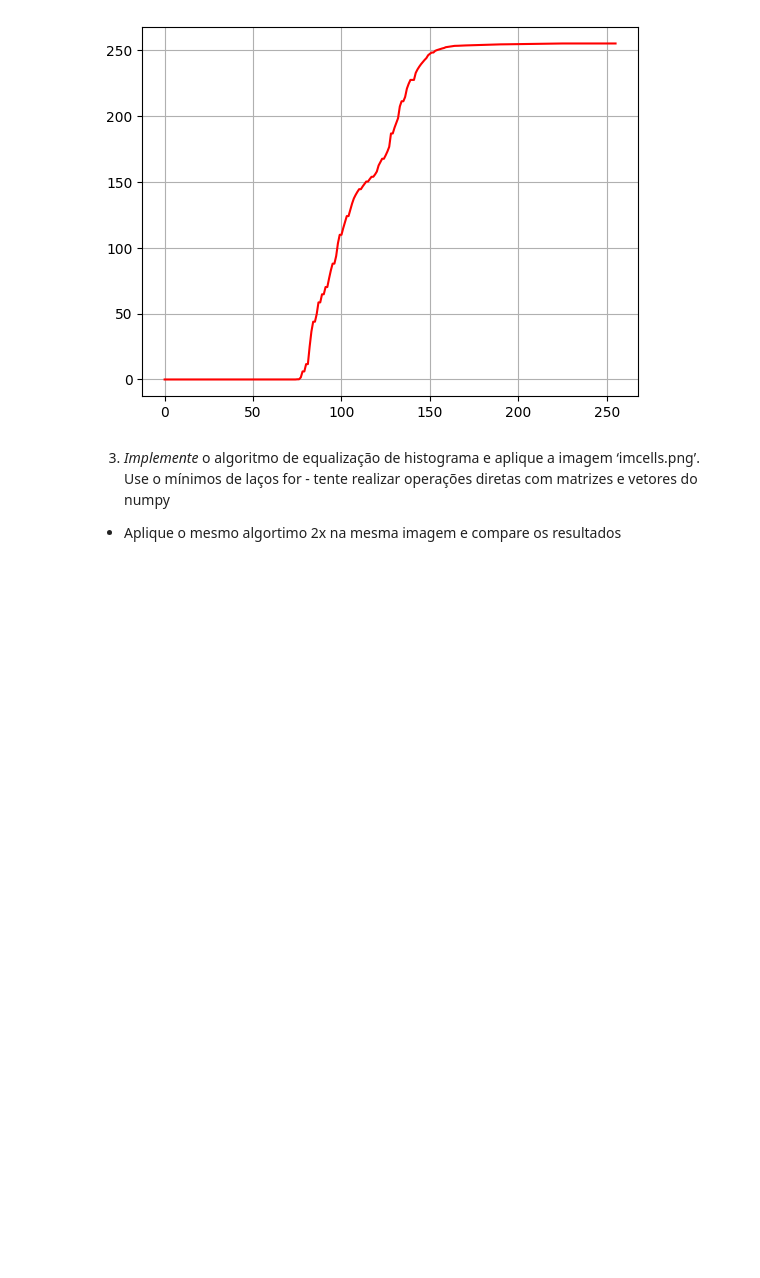
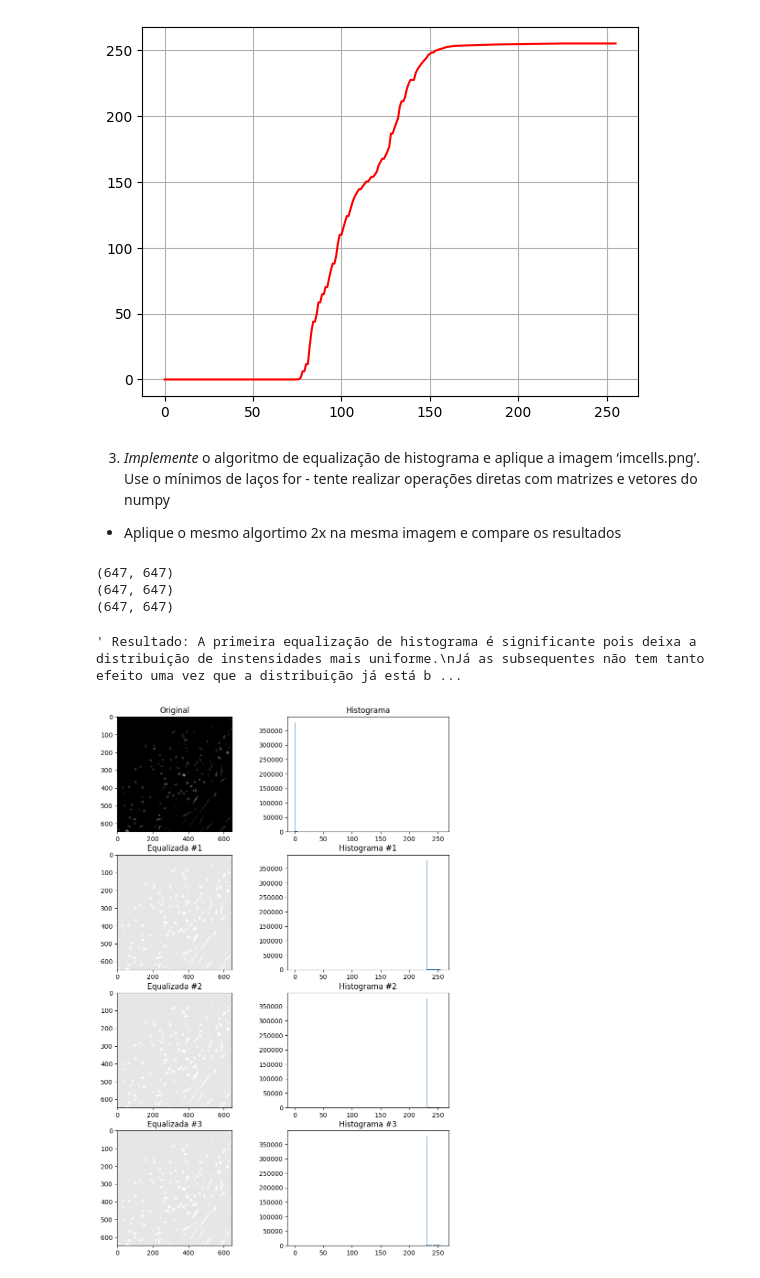
Before and after one commit to gabrielmsantos/pgc111-labs-2023, a Jupyter notebook: Lab03 - Histogram Equalization/Lab03_hist.ipynb, the cells around one changed output. Saved outputs shown, nothing was run; the diff lists cells and outputs as text; code cells hidden in the pictures; blank space fills up the shorter version.

Commit message:
Finalizando Equalizacao de Histograma

```diff
--- a/Lab03 - Histogram Equalization/Lab03_hist.ipynb
+++ b/Lab03 - Histogram Equalization/Lab03_hist.ipynb
@@ -174,0 +173,63 @@ CDF MAX: {} 69840
+# %%
+# calculando histograma de uma imagem
+def histogram(img, max_value):
+    print(img.shape)
+    l_hist = np.zeros(max_value + 1, dtype=int)
+    np.add.at(l_hist, img, 1)
+    return l_hist
+
+def equalization_transformation_curve(img, max_value):
+    l_hist = histogram(img, max_value)
+    l_cdf = np.cumsum(l_hist)
+    tr_equalized = l_cdf/max(l_cdf) * max_value
+    return tr_equalized.astype(int)
+
+def equalize_image_histogram(img, max_value):
+    transform = equalization_transformation_curve(img, max_value)
+    return transform[img]
+
+img = cv2.imread("im_cells.png", cv2.IMREAD_GRAYSCALE)
+L = 255
+# Equalizando primeira vez
+eq_img_1 = equalize_image_histogram(img, L)
+
+# Equalizando segunda vez
+eq_img_2 = equalize_image_histogram(eq_img_1, L)
+
+# Equalizando terceira vez
+eq_img_3 = equalize_image_histogram(eq_img_2, L)
+
+# Mostrando imagem
+f, axarr = plt.subplots(4, 2, figsize=(10, 15))
+axarr[0][0].set_title('Original')
+axarr[0][0].imshow(img, cmap='gray' ,vmin=0, vmax=255)
+
+axarr[0][1].set_title('Histograma')
+axarr[0][1].hist(img.ravel(), 256, [0, 256])
+
+axarr[1][0].set_title('Equalizada #1')
+axarr[1][0].imshow(eq_img_1, cmap='gray' ,vmin=0, vmax=255)
+
+axarr[1][1].set_title('Histograma #1')
+axarr[1][1].hist(eq_img_1.ravel(), 256, [0, 256])
+
+axarr[2][0].set_title('Equalizada #2')
+axarr[2][0].imshow(eq_img_2, cmap='gray' ,vmin=0, vmax=255)
+
+axarr[2][1].set_title('Histograma #2')
+axarr[2][1].hist(eq_img_2.ravel(), 256, [0, 256])
+
+axarr[3][0].set_title('Equalizada #3')
+axarr[3][0].imshow(eq_img_3, cmap='gray' ,vmin=0, vmax=255)
+
+axarr[3][1].set_title('Histograma #3')
+axarr[3][1].hist(eq_img_3.ravel(), 256, [0, 256])
+
+""" Resultado: A primeira equalização de histograma é significante pois deixa a distribuição de instensidades mais uniforme.
+Já as subsequentes não tem tanto efeito uma vez que a distribuição já está bem próxima de ser uniforme. """
+# %% [output]
+(647, 647)
+(647, 647)
+(647, 647)
+' Resultado: A primeira equalização de histograma é significante pois deixa a distribuição de instensidades mais uniforme.\nJá as subsequentes não tem tanto efeito uma vez que a distribuição já está b ...
+[figure, added]
```
Also changed, not shown: parts of 2 cells of this notebook.
